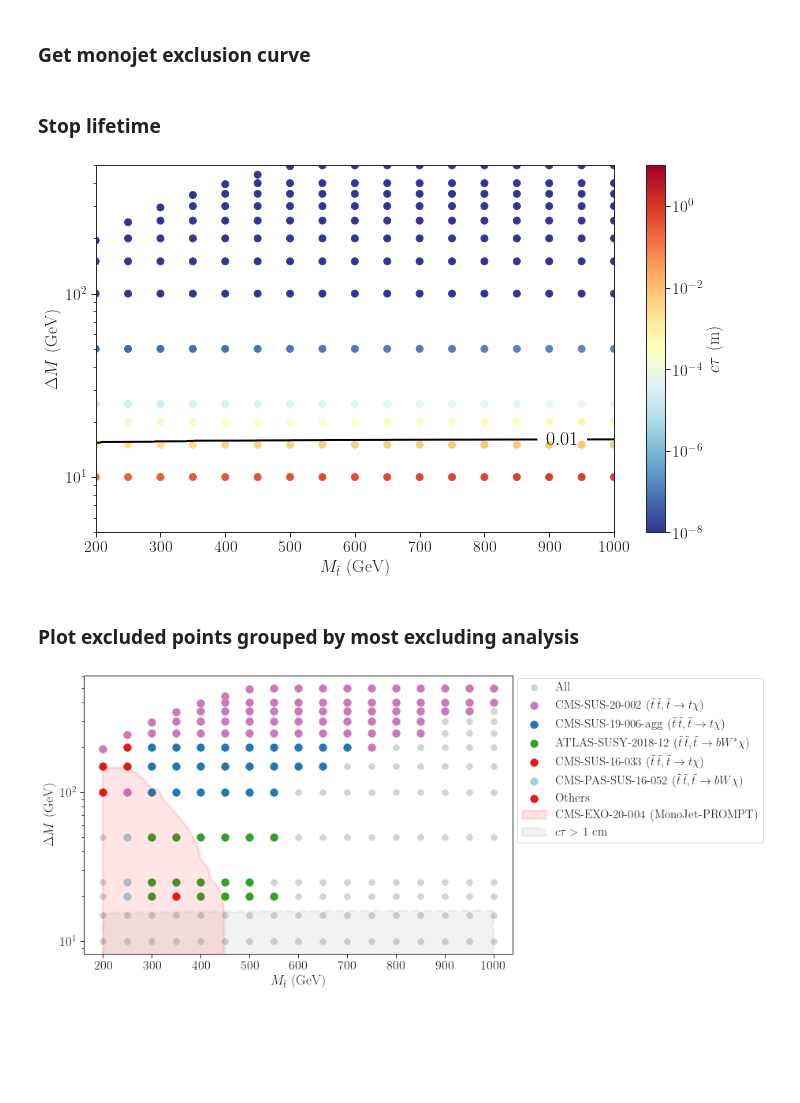
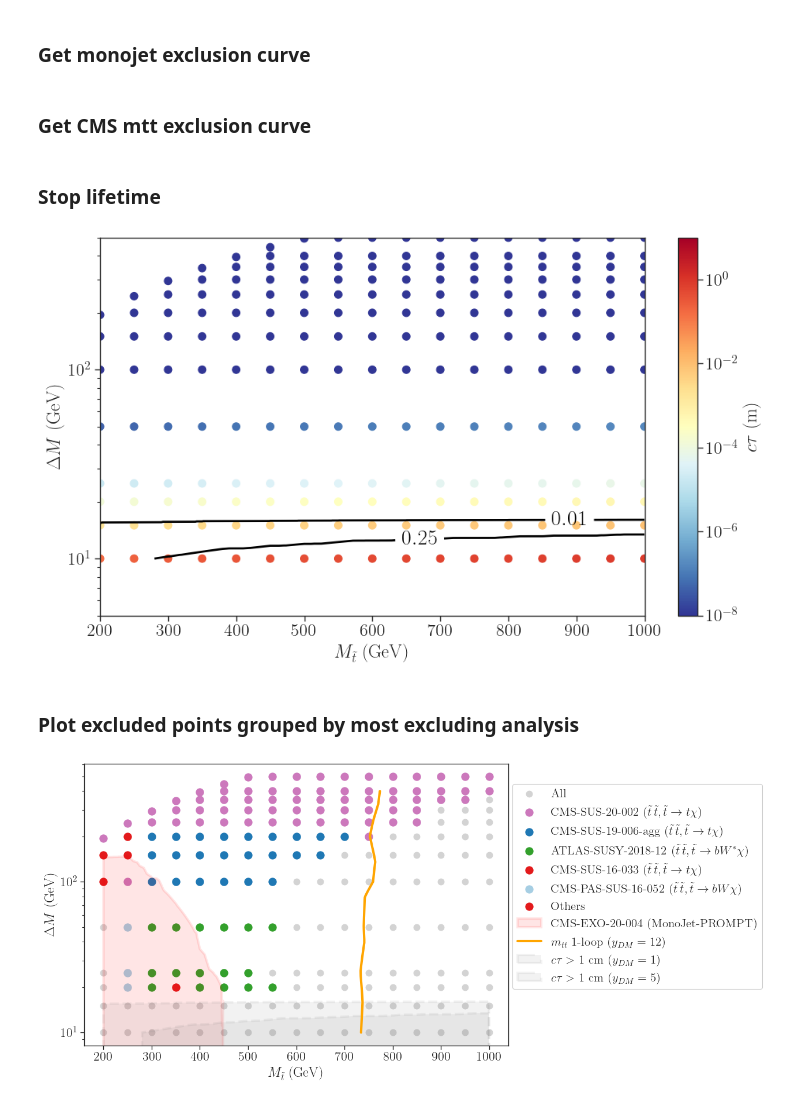
Before and after one commit to andlessa/SMStoEFT, a Jupyter notebook: notebooks/plots-SModelSScan.ipynb, the cells around one changed output. Saved outputs shown, nothing was run; the diff lists cells and outputs as text; code cells hidden in the pictures; blank space fills up the shorter version.

Commit message:
Added CMS mtt curve

```diff
--- a/notebooks/plots-SModelSScan.ipynb
+++ b/notebooks/plots-SModelSScan.ipynb
@@ -136,5 +128,6 @@ for ana in excluded['label'].unique():
 # %% [markdown]
 ### Get monojet exclusion curve
 # %%
-monoJet = np.genfromtxt('./monojet_curve_sms.csv',delimiter=',',skip_header=1)
-monoJetChi = np.genfromtxt('./monojet_curve_dmeft.csv',delimiter=',',skip_header=1)
+monoJet = np.genfromtxt('./monojet_curve_sms.csv',delimiter=',',skip_header=1,names=True)
+# %% [markdown]
+### Get CMS mtt exclusion curve
@@ -152,6 +161,7 @@ rPts = rPts[~np.isnan(rPts)]
 ### Stop lifetime
 # %%
 cm = plt.cm.get_cmap('RdYlBu_r')
+cValues = sorted([0.01*(5**2),0.01])
 plt.figure(figsize=(10,6))
 x = dataDF['mass.5000002']
 y = dataDF['deltaM']
@@ -163,7 +173,7 @@ c = c[c.argsort()]
 plt.scatter(x,y,c=c,s=50,cmap=cm, norm=LogNorm(vmin=1e-8,vmax=10))
 plt.colorbar(label=r'$c\tau$ (m)')
 # plt.scatter(pts[:,0],pts[:,1],c=rPts,s=50,cmap=cm, norm=LogNorm(vmin=1e-8,vmax=10))
-cs = plt.tricontour(pts[:,0],pts[:,1],rPts,levels=[0.01],
+cs = plt.tricontour(pts[:,0],pts[:,1],rPts,levels=cValues,
                linewidths=2,linestyles='solid',colors='black')
 # cs.collections[0].set_label(r'$c\tau = $ 5 cm')
 plt.clabel(cs, inline=1, fontsize=20)
@@ -175,7 +185,7 @@ plt.ylim(5,500)
 # plt.xscale('log')
 plt.yscale('log')
 plt.tight_layout()
-plt.savefig('stopLifetime.png')
+# plt.savefig('stopLifetime.png')
 plt.show()
 # %% [output]
-[figure, old version]
+[figure, new version]
@@ -184,3 +192,14 @@ ctau1cm = np.array(list(zip(cs.allsegs[0][0][:,0],cs.allsegs[0][0][:,1])))
+# %%
+ctauDict = {}
+for i,item in enumerate(cs.collections):
+      cV = cValues[i]
+      xData = []
+      yData = []
+      for p in item.get_paths():
+            v = p.vertices
+            xData += list(v[:, 0])
+            yData += list(v[:, 1])
+      ctauDict[cV] = np.array(list(zip(xData,yData)))
 # %% [markdown]
 ### Plot excluded points grouped by most excluding analysis
 # %%
@@ -201,39 +220,45 @@ for ana in plottingOrder:
     if not ana in colorDict:
         color = colorDict['Other']
         plt.scatter(x,y,color=color,label=otherLabel,s=90)
         otherLabel = None #suppress repeated label
     else:
         color = colorDict[ana]
         label = convertLabel(ana)
         plt.scatter(x,y,color=color,label=label,s=90)
 
 # Add exclusion curves
-plt.fill_between(monoJet[0],monoJet[0]-monoJet[1],label='CMS-EXO-20-004 (MonoJet-PROMPT)',linewidth=3,
+plt.fill_between(monoJet['mstopGeV'],monoJet['mstopGeV']-monoJet['mchiGeV'],label='CMS-EXO-20-004 (MonoJet-PROMPT)',linewidth=3,
                  linestyle='-',color='red',alpha=0.1)
-# plt.plot(monoJetChi[0],monoJetChi[0]-monoJetChi[1],label=r'CMS-EXO-20-004 (MonoJet-$\chi\chi$)',linewidth=3,
-#                  linestyle='-',color='red',alpha=0.7)
+
+
+# CMS mtt curve
+plt.plot(cmsMTTdict[12.0]['mST_GeV'],cmsMTTdict[12.0]['mST_GeV']-cmsMTTdict[12.0]['mChi_GeV'],label=r'$m_{tt}$ 1-loop ($y_{DM}=12$)',linewidth=3,
+                 linestyle='-',color='orange')
+# plt.plot(cmsMTTdictEFT[12.0]['mST_GeV'],cmsMTTdictEFT[12.0]['mST_GeV']-cmsMTTdictEFT[12.0]['mChi_GeV'],label=r'$m_{tt}$ EFT ($y_{DM}=12$)',linewidth=3,
+                #  linestyle='--',color='orange',alpha=0.5)
+
 
 
 # Metastable curve
-plt.fill_between(ctau1cm[:,0],ctau1cm[:,1],label=r'$c\tau >$ 1 cm',linewidth=3,
+plt.fill_between(ctauDict[0.01][:,0],ctauDict[0.01][:,1],label=r'$c\tau >$ 1 cm ($y_{DM}=1$)',linewidth=3,
+                 linestyle='--',color='gray',alpha=0.1)
+plt.fill_between(ctauDict[0.25][:,0],ctauDict[0.25][:,1],label=r'$c\tau >$ 1 cm ($y_{DM}=5$)',linewidth=3,
                  linestyle='--',color='gray',alpha=0.1)
 
-# offExc = excCurves['CMS-EXO-19-010 (TDTM1F,TDTM2F)']
-# c = colorDict['CMS-EXO-19-010 (TDTM1F,TDTM2F)']
-# plt.plot(offExc[:,0],offExc[:,1],label='CMS-EXO-19-010 (DT)',linewidth=3,linestyle='--',color='black')
 
-lgd = plt.legend(loc=(1.01,0.4), framealpha=1.,fontsize=15)
+
+lgd = plt.legend(loc=(1.01,0.2), framealpha=1.,fontsize=15)
 plt.yscale('log')
 # plt.ylim(1,200)
 # plt.ylim(1e-2,0.1)
 # plt.xlim(0,1000)
 # plt.xticks([0,200.,300.,400.,450.,500.,550.])
 # plt.grid()
 plt.xlabel(r'$M_{\tilde{t}}$ (GeV)')
 plt.ylabel(r'$\Delta M$ (GeV)')
 # plt.yticks([1e-16,1e-14,1e-12,1e-10,1e-8,1e-6,1e-4,1e-2,1e0])
 plt.tight_layout()
 plt.savefig('stop_exclusion_deltaM.png')
 plt.show()
 # %% [output]
-[figure, old version]
+[figure, new version]
```
Also changed, not shown: parts of 4 cells of this notebook, 8 other files.
